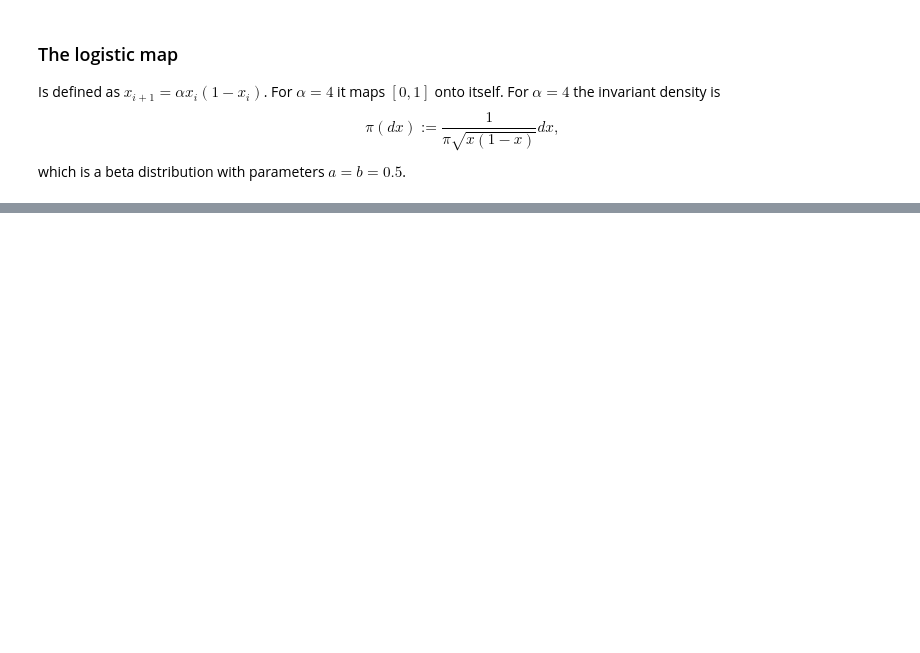
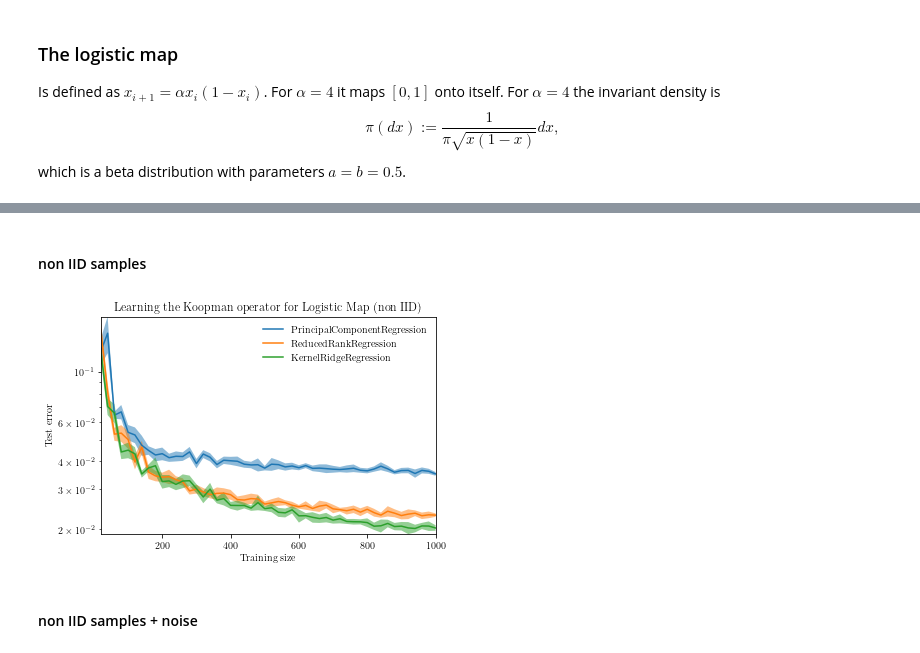
Before and after one commit to Machine-Learning-Dynamical-Systems/kooplearn, a Jupyter notebook: examples/synthetic_systems/logistic_map.ipynb, the cells around one changed output, grey strips where cells are left out. Cells and saved outputs as stored; diff of their text form; code cells hidden in the pictures; blank space fills up the shorter version.

Commit message:
Logisitic map example with added noise

```diff
--- a/examples/synthetic_systems/logistic_map.ipynb
+++ b/examples/synthetic_systems/logistic_map.ipynb
@@ -62,0 +68,10 @@ plt.savefig("figs/logistic_map_error.pdf")
+# %%
+def ds(x0,n, sigma = 0.1):
+    x = np.empty(n,dtype=np.float64)
+    x[0] = x0
+    for t in range(1,n):
+        x_ = logistic_map(x[t-1]) + sigma *np.random.randn()
+        x[t] = (x_) - int(x_)
+    return x
+# %% [markdown]
+#### non IID samples
@@ -62,0 +116,17 @@ plt.savefig("figs/logistic_map_error.pdf")
+# %%
+for idx, estimator in enumerate(estimators):
+    mean = np.mean(errors[:,:,idx], axis = 1)
+    std = np.std(errors[:,:,idx], axis = 1)
+    plt.fill_between(train_sizes, mean - std, mean + std, alpha = 0.5)
+    plt.plot(train_sizes, mean, '-', label = estimator.__name__)
+plt.margins(0)
+plt.legend(frameon=False)
+plt.ylabel("Test error")
+plt.xlabel("Training size")
+plt.title("Learning the Koopman operator for Logistic Map (non IID)")
+plt.savefig("figs/logistic_map_error.pdf")
+plt.yscale('log')
+# %% [output]
+[figure, added]
+# %% [markdown]
+#### non IID samples + noise
```
Also changed, not shown: parts of 7 cells of this notebook, 6 other files.
